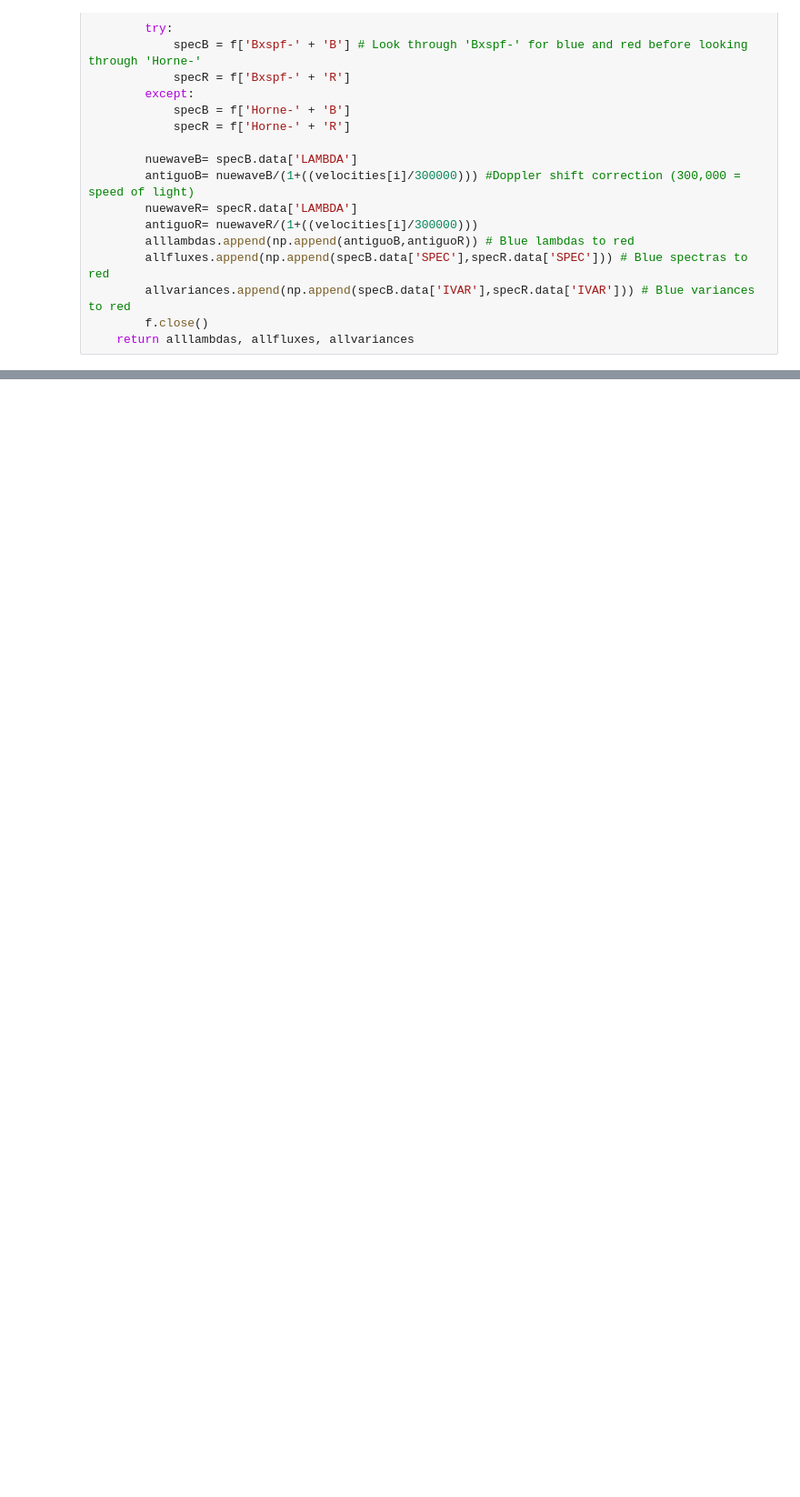
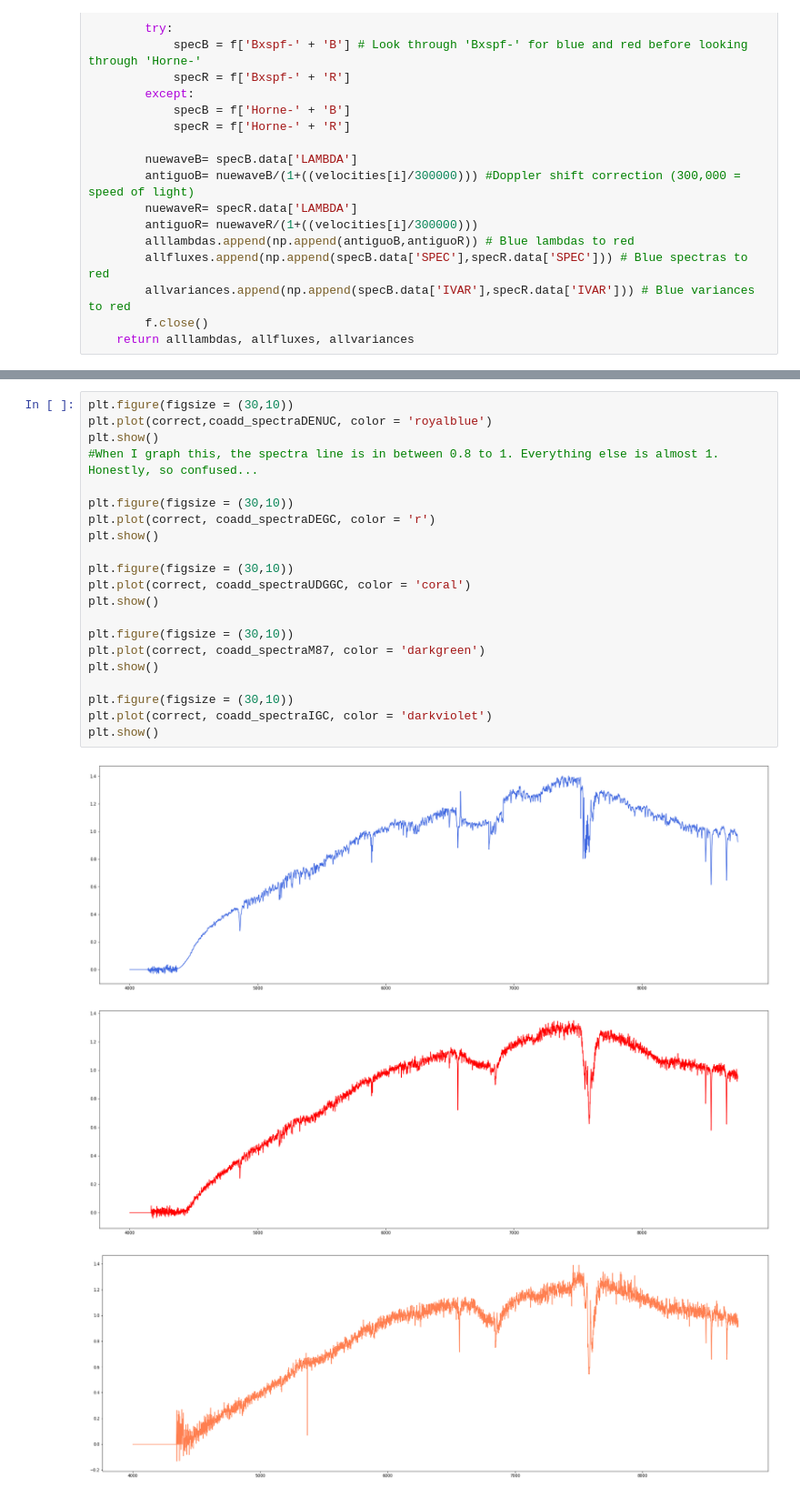
Before and after one commit to kadri-nizam/SIP2019, a Jupyter notebook: Giovanni/Coadding Species.ipynb, the cells around one changed output, grey strips where cells are left out. Shown: that part at 91% size. Saved outputs shown, nothing was run; the diff lists cells and outputs as text; blank space fills up the shorter version.

```diff
--- a/Giovanni/Coadding Species.ipynb
+++ b/Giovanni/Coadding Species.ipynb
@@ -172,0 +197,25 @@ for i in range(len(tlICL)):   #rebinning ICL
+# %%
+plt.figure(figsize = (30,10))
+plt.plot(correct,coadd_spectraDENUC, color = 'royalblue')
+plt.show()
+#When I graph this, the spectra line is in between 0.8 to 1. Everything else is almost 1. Honestly, so confused...
+
+plt.figure(figsize = (30,10))
+plt.plot(correct, coadd_spectraDEGC, color = 'r')
+plt.show()
+
+plt.figure(figsize = (30,10))
+plt.plot(correct, coadd_spectraUDGGC, color = 'coral')
+plt.show()
+
+plt.figure(figsize = (30,10))
+plt.plot(correct, coadd_spectraM87, color = 'darkgreen')
+plt.show()
+
+plt.figure(figsize = (30,10))
+plt.plot(correct, coadd_spectraIGC, color = 'darkviolet')
+plt.show()
+# %% [output]
+[figure, added]
+[figure, added]
+[figure, added]
```
Also changed, not shown: parts of 22 cells of this notebook, 2 other files.
